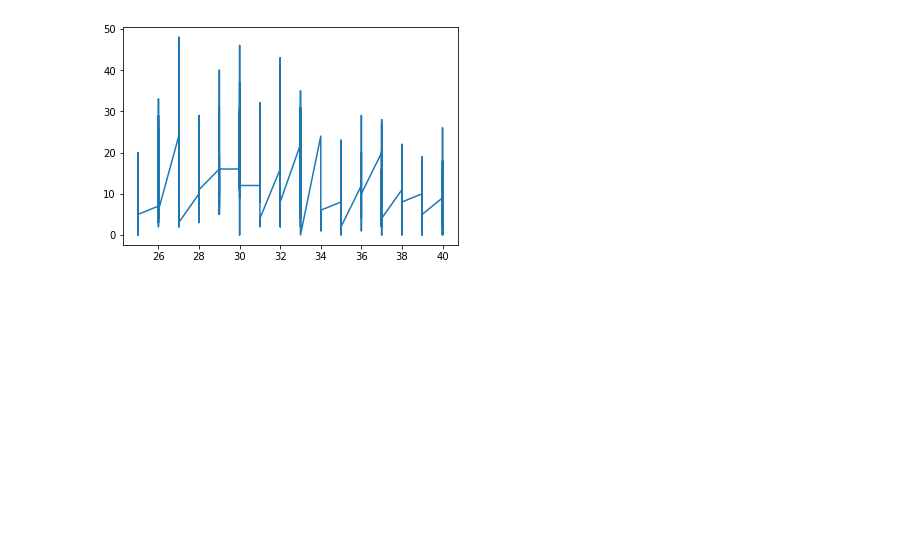
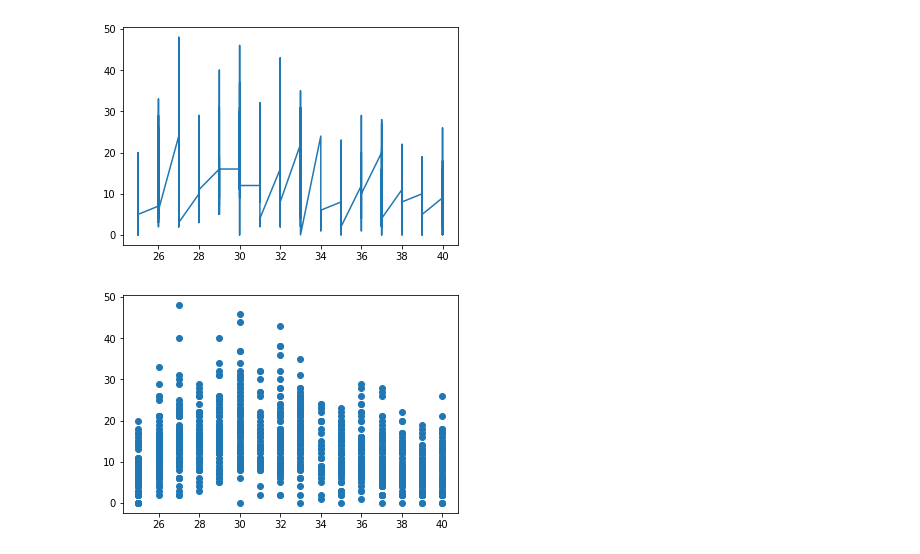
Before and after one commit to acrosa/ml, a Jupyter notebook: manu-ginobili/Manu Ginobili 2019.ipynb, the cells around one changed output. Saved outputs shown, nothing was run; the diff lists cells and outputs as text; code cells hidden in the pictures; blank space fills up the shorter version.

```diff
--- a/manu-ginobili/Manu Ginobili 2019.ipynb
+++ b/manu-ginobili/Manu Ginobili 2019.ipynb
@@ -153,3 +153,8 @@ plt.plot(stats.Age, stats.PTS)
 plt.show()
 # %% [output]
 [figure]
+# %%
+plt.scatter(stats["Age"], stats["PTS"])
+plt.show()
+# %% [output]
+[figure, added]
```
Also changed, not shown: parts of 8 cells of this notebook.
